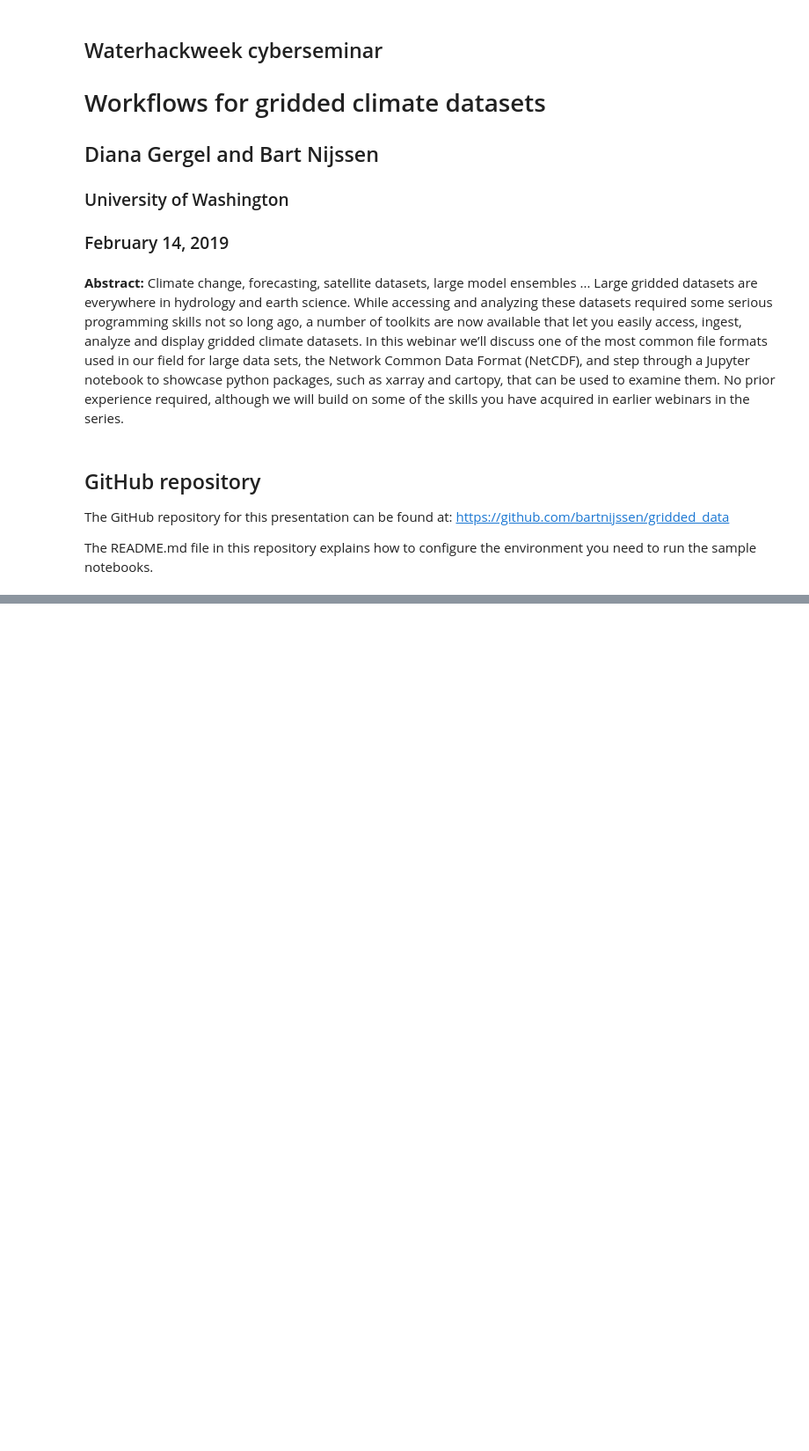
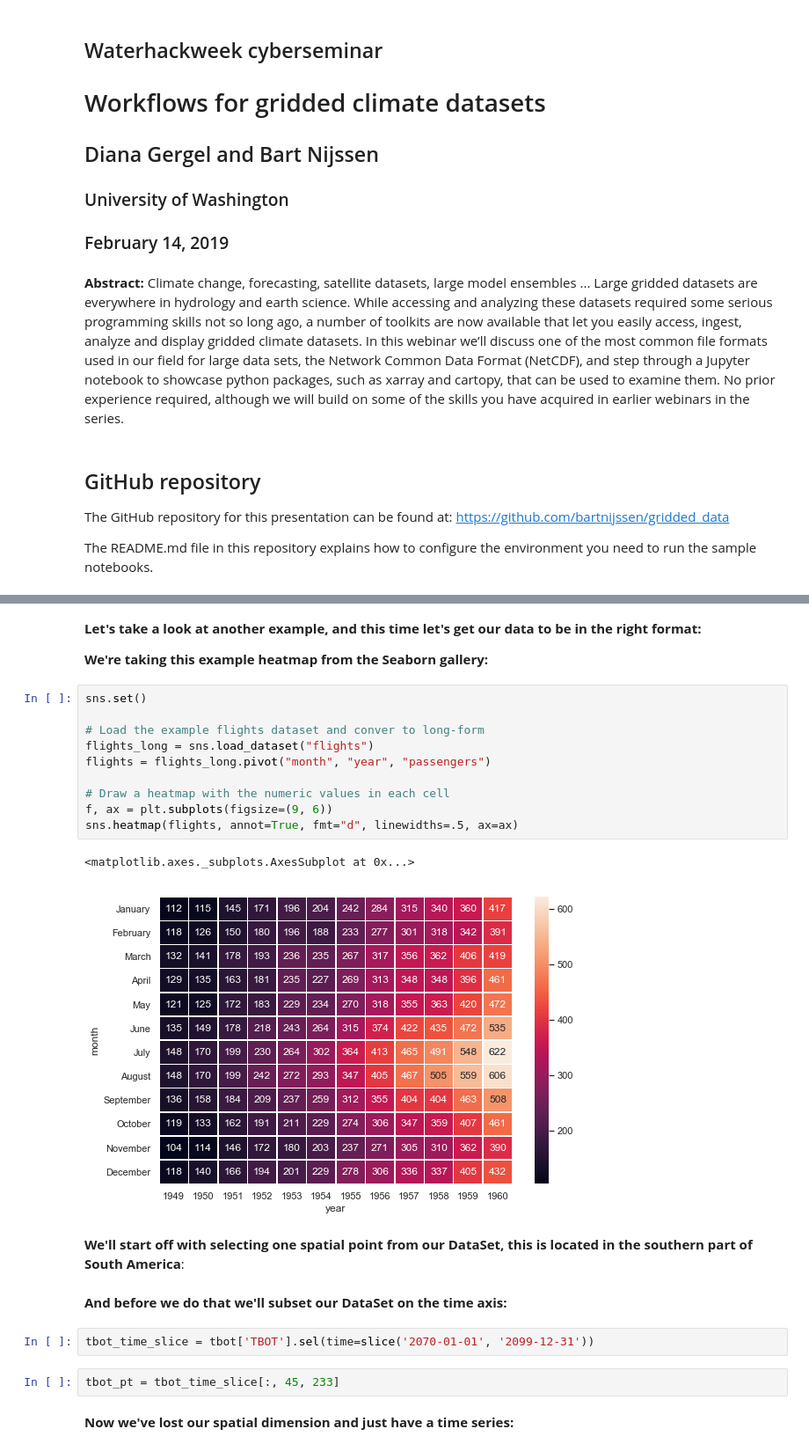
Before and after one commit to waterhackweek/gridded_data, a Jupyter notebook: gridded_data_3_cartopy_and_seaborn.ipynb, the cells around one changed output, grey strips where cells are left out. Shown at 88% size. Drawn from its saved outputs; the diff is of its cells as text; blank space fills up the shorter version.

```diff
--- a/gridded_data_3_cartopy_and_seaborn.ipynb
+++ b/gridded_data_3_cartopy_and_seaborn.ipynb
@@ -27,0 +78,27 @@ The README.md file in this repository explains how to configure the environment
+# %% [markdown]
+__Let's take a look at another example, and this time let's get our data to be in the right format:__
+
+__We're taking this example heatmap from the Seaborn gallery:__
+# %%
+sns.set()
+
+# Load the example flights dataset and conver to long-form
+flights_long = sns.load_dataset("flights")
+flights = flights_long.pivot("month", "year", "passengers")
+
+# Draw a heatmap with the numeric values in each cell
+f, ax = plt.subplots(figsize=(9, 6))
+sns.heatmap(flights, annot=True, fmt="d", linewidths=.5, ax=ax)
+# %% [output]
+<matplotlib.axes._subplots.AxesSubplot at 0x...>
+[figure, added]
+# %% [markdown]
+__We'll start off with selecting one spatial point from our DataSet, this is located in the southern part of South America__:
+# %% [markdown]
+__And before we do that we'll subset our DataSet on the time axis:__
+# %%
+tbot_time_slice = tbot['TBOT'].sel(time=slice('2070-01-01', '2099-12-31'))
+# %%
+tbot_pt = tbot_time_slice[:, 45, 233]
+# %% [markdown]
+__Now we've lost our spatial dimension and just have a time series:__
```
Also changed, not shown: parts of 26 cells of this notebook, 1 other file.
